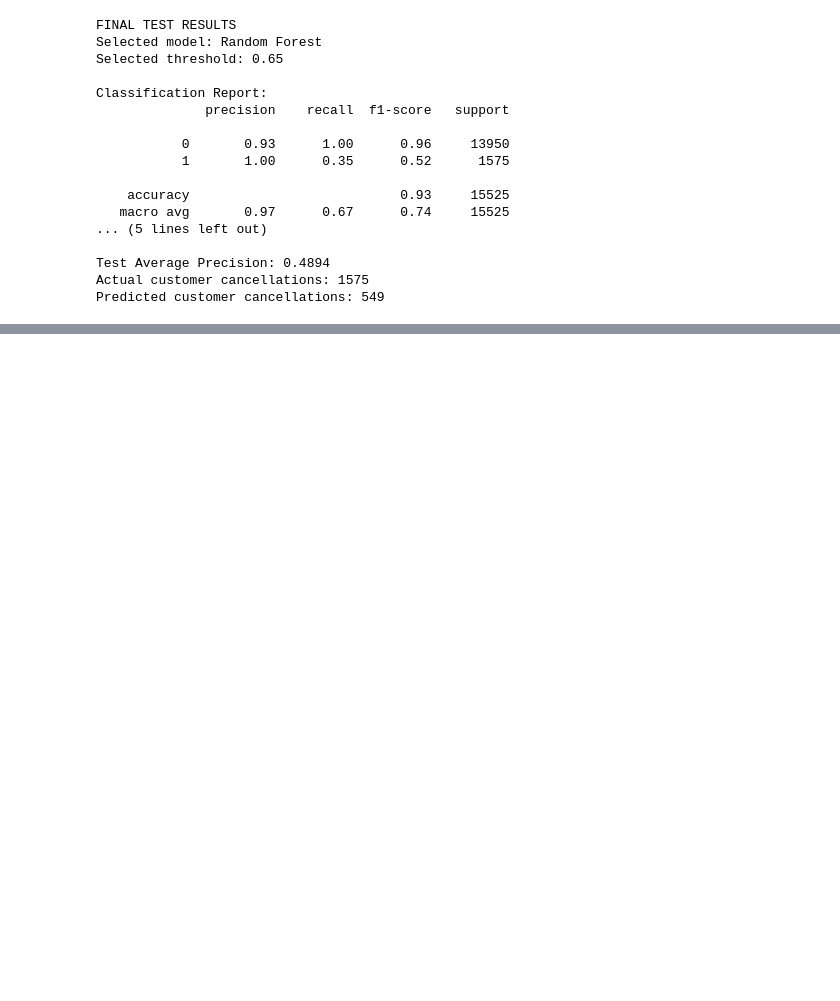
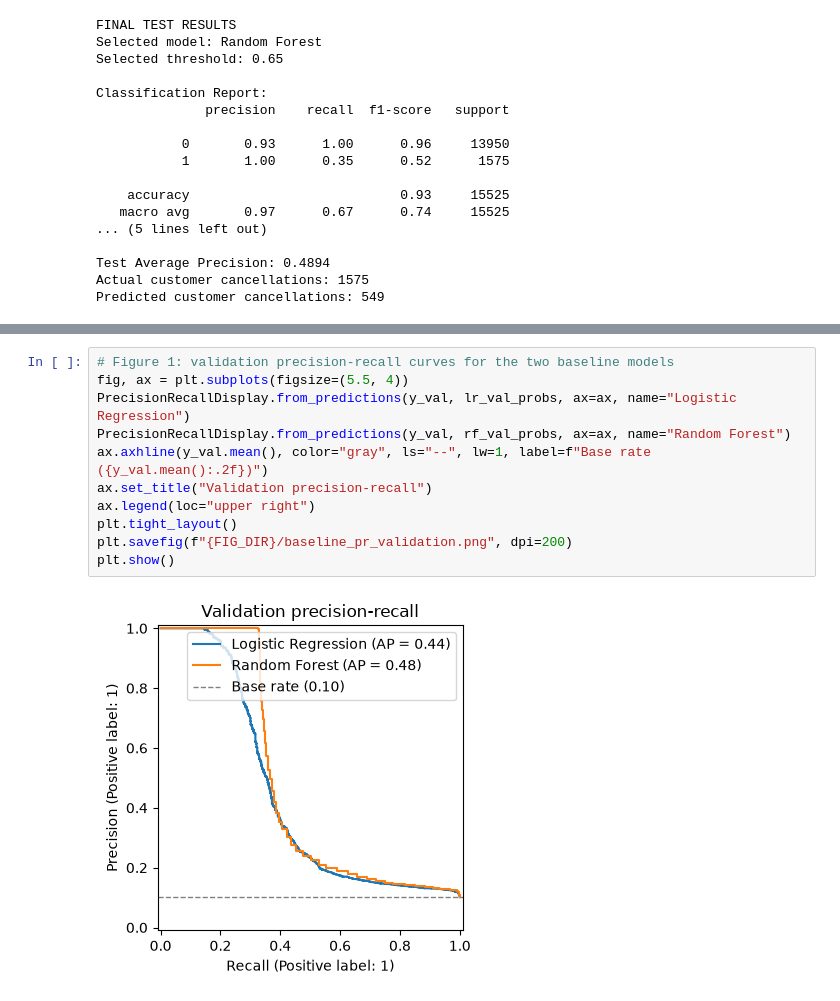
Before and after one commit to SadiqM05/guber-prediction, a Jupyter notebook: notebooks/03_model_training.ipynb, the cells around one changed output, grey strips where cells are left out. Cells and saved outputs as stored; diff of their text form; blank space fills up the shorter version.

Commit message:
baseline figures, permutation test and results to evaluation

```diff
--- a/notebooks/03_model_training.ipynb
+++ b/notebooks/03_model_training.ipynb
@@ -328,0 +341,13 @@ Predicted customer cancellations: 549
+# %%
+# Figure 1: validation precision-recall curves for the two baseline models
+fig, ax = plt.subplots(figsize=(5.5, 4))
+PrecisionRecallDisplay.from_predictions(y_val, lr_val_probs, ax=ax, name="Logistic Regression")
+PrecisionRecallDisplay.from_predictions(y_val, rf_val_probs, ax=ax, name="Random Forest")
+ax.axhline(y_val.mean(), color="gray", ls="--", lw=1, label=f"Base rate ({y_val.mean():.2f})")
+ax.set_title("Validation precision-recall")
+ax.legend(loc="upper right")
+plt.tight_layout()
+plt.savefig(f"{FIG_DIR}/baseline_pr_validation.png", dpi=200)
+plt.show()
+# %% [output]
+[figure, added]
```
Also changed, not shown: parts of 4 cells of this notebook, 23 other files.
